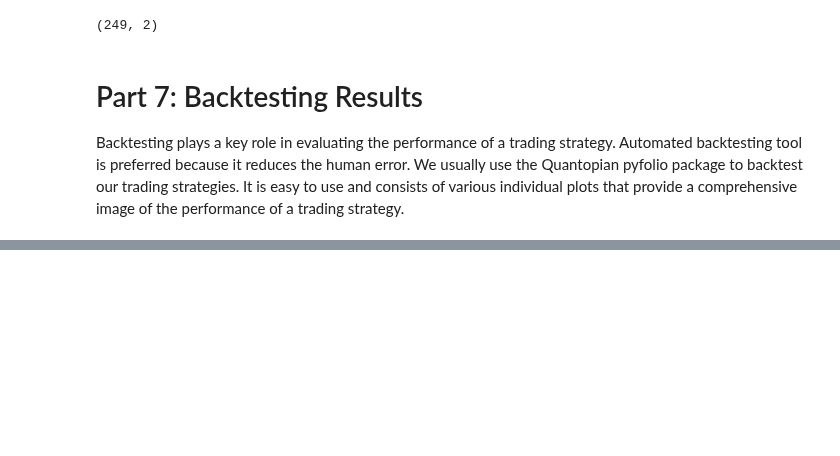
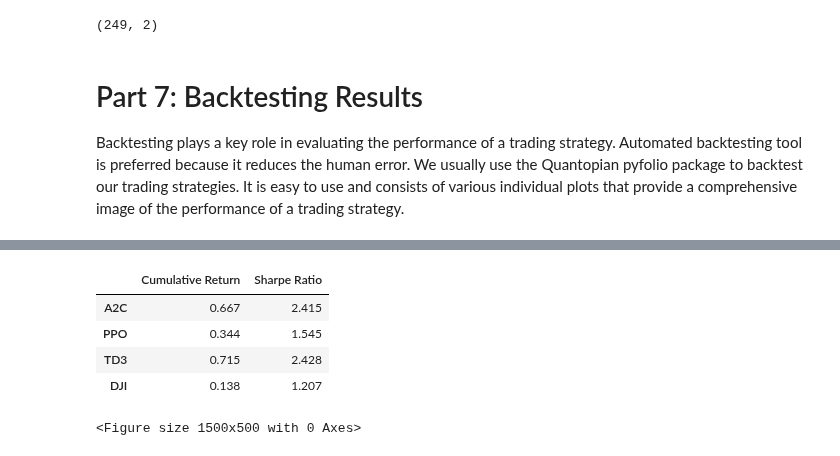
Before and after one commit to hab5510/finrl_feat, a Jupyter notebook: with_sentiment/FinRL_with_SentimentAnalysis.ipynb, the cells around one changed output, grey strips where cells are left out. Drawn from its saved outputs; the diff is of its cells as text; code cells hidden in the pictures; blank space fills up the shorter version.

```diff
--- a/with_sentiment/FinRL_with_SentimentAnalysis.ipynb
+++ b/with_sentiment/FinRL_with_SentimentAnalysis.ipynb
@@ -827,0 +895,15 @@ result.plot(title="Backtest Results: A2C vs PPO vs TD3");
+# %%
+from IPython.display import display
+
+# Round the values for better presentation
+display(metrics_df_filtered.T.round(3))
+
+plt.savefig("evaluation_metrics_comparison.png", dpi=300)
+metrics_df_filtered.T.to_csv("evaluation_metrics_table.csv")
+# %% [output]
+|  | Cumulative Return | Sharpe Ratio |
+| A2C | 0.667 | 2.415 |
+| PPO | 0.344 | 1.545 |
+| TD3 | 0.715 | 2.428 |
+| DJI | 0.138 | 1.207 |
+<Figure size 1500x500 with 0 Axes>
```
Also changed, not shown: parts of 17 cells of this notebook.
